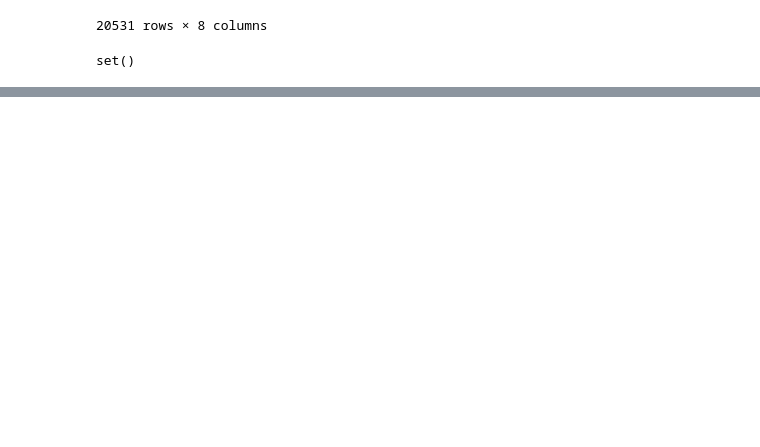
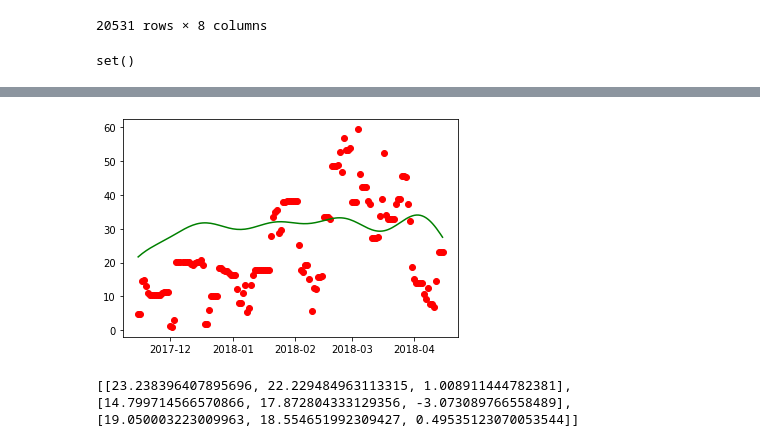
Before and after one commit to sjrekuc/Alta-Snowfall-Modeling, a Jupyter notebook: Capstone_Alta_Modeling.ipynb, the cells around one changed output, grey strips where cells are left out. Drawn from its saved outputs; the diff is of its cells as text; code cells hidden in the pictures; blank space fills up the shorter version.

Commit message:
Add files via upload
Including 7-day, 14, and 30-day models without any regression.

```diff
--- a/Capstone_Alta_Modeling.ipynb
+++ b/Capstone_Alta_Modeling.ipynb
@@ -297,0 +346,14 @@ set()
+# %%
+RMSE14, result14 = find_error(X14)
+# %%
+# let's plot the results for 2017-2018
+plt.plot(result14[1][0]['ds'],result14[1][0]['yhat'], color='green') # line plot of the model
+plt.scatter(result14[1][1]['ds'],result14[1][1]['y'], color='red') # scatter of the test
+plt.plot(result14[1][2]['ds'],result14[1][2]['y'], color='blue') # line plot of the dummy model
+plt.show()
+# %% [output]
+[figure, added]
+# %%
+print(RMSE14)
+# %% [output]
+[[23.238396407895696, 22.229484963113315, 1.008911444782381], [14.799714566570866, 17.872804333129356, -3.073089766558489], [19.050003223009963, 18.554651992309427, 0.49535123070053544]]
```
Also changed, not shown: parts of 7 cells of this notebook.
